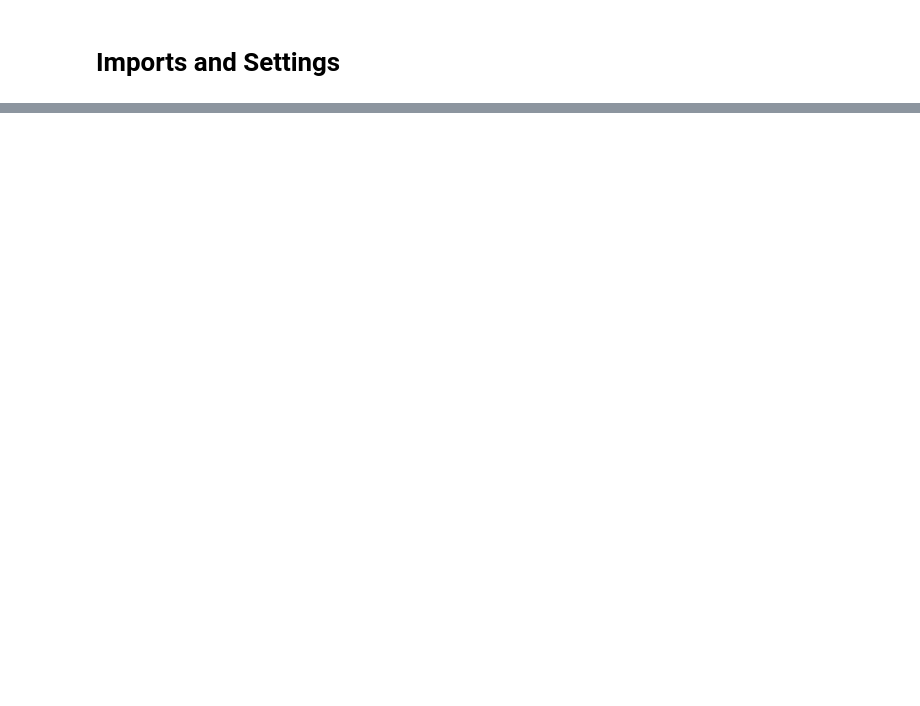
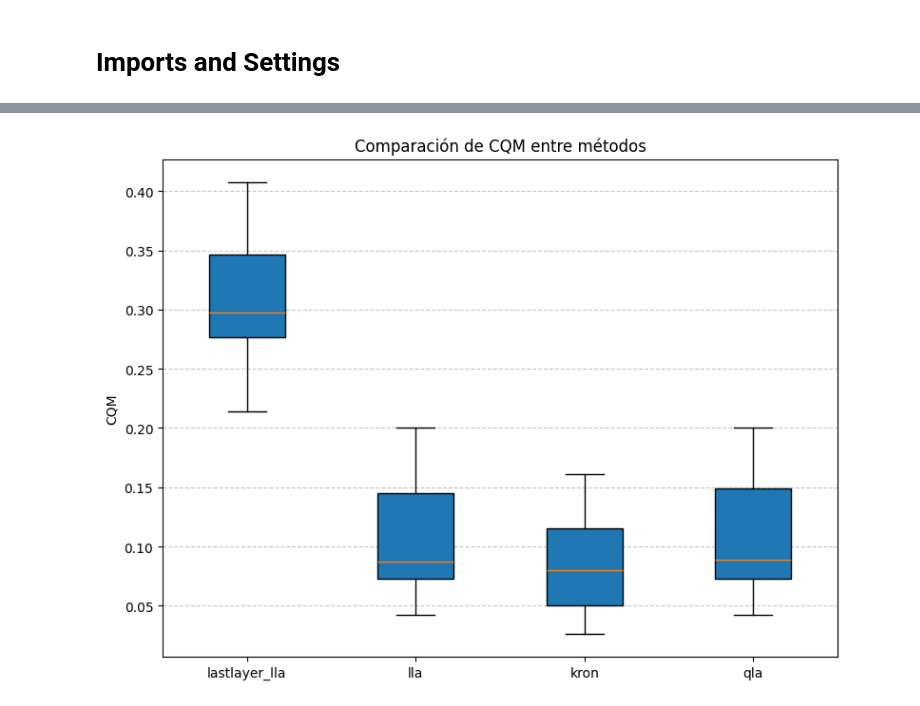
Before and after one commit to pedro-jgl/QuadraticLaplaceMethod, a Jupyter notebook: Boston.ipynb, the cells around one changed output, grey strips where cells are left out. Cells and saved outputs as stored; diff of their text form; code cells hidden in the pictures; blank space fills up the shorter version.

Commit message:
Ajustado para más datasets y terminado boston

```diff
--- a/Boston.ipynb
+++ b/Boston.ipynb
@@ -714,0 +116,20 @@ qla_reg.get_dict()
+# %%
+# Extraer datos de CQM para todos los métodos disponibles
+data = []
+labels = []
+
+for method, df in method_dfs.items():
+    if "CQM" in df.columns:  # Asegurarse de que existe la métrica
+        data.append(df["CQM"])
+        labels.append(method)
+
+plt.figure(figsize=(8, 6))
+plt.boxplot(data, tick_labels=labels, patch_artist=True)
+
+plt.ylabel("CQM")
+plt.title("Comparación de CQM entre métodos")
+plt.grid(axis="y", linestyle="--", alpha=0.7)
+plt.tight_layout()
+plt.show()
+# %% [output]
+[figure, added]
```
Also changed, not shown: parts of 45 cells of this notebook, 3 other files.
